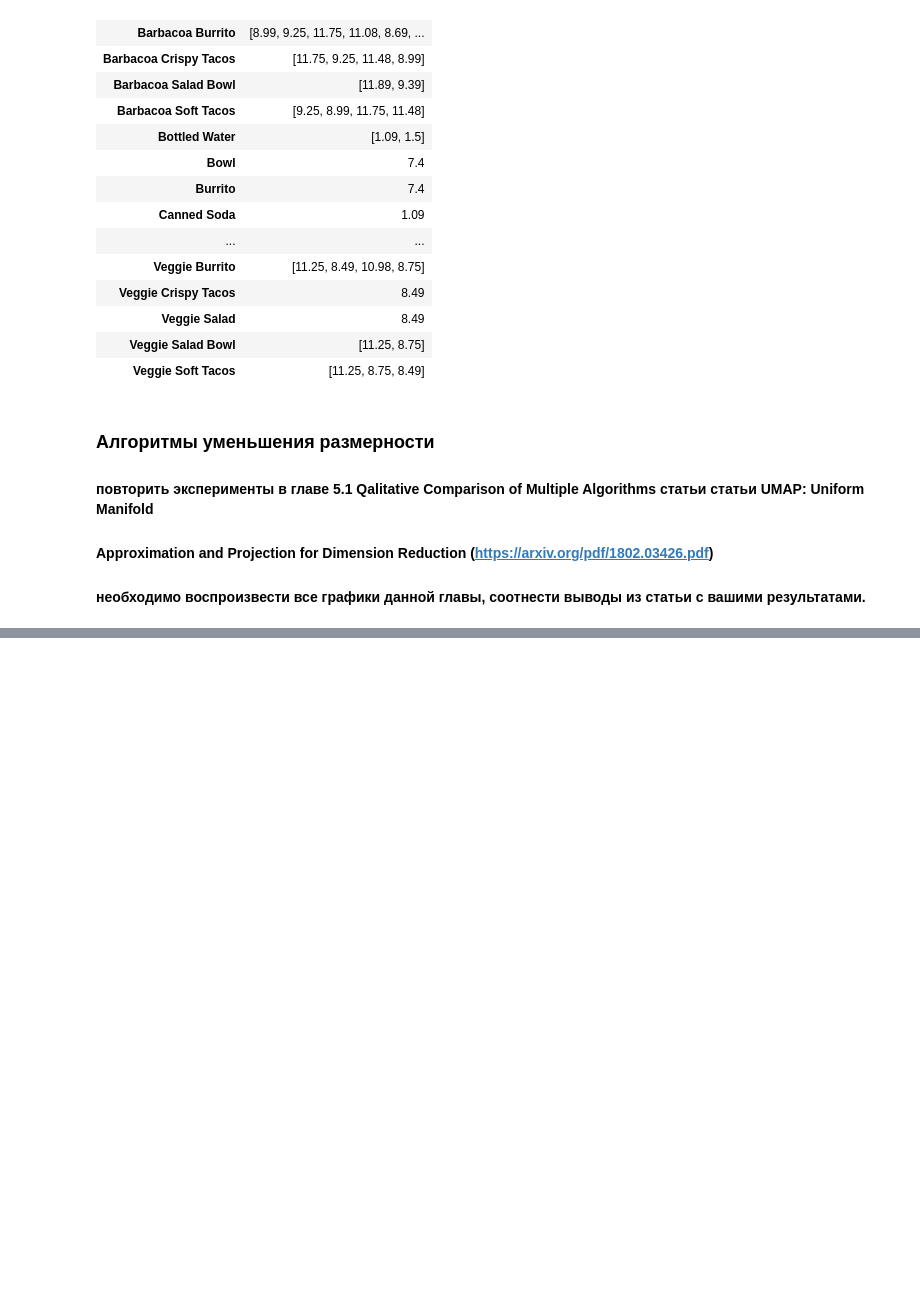
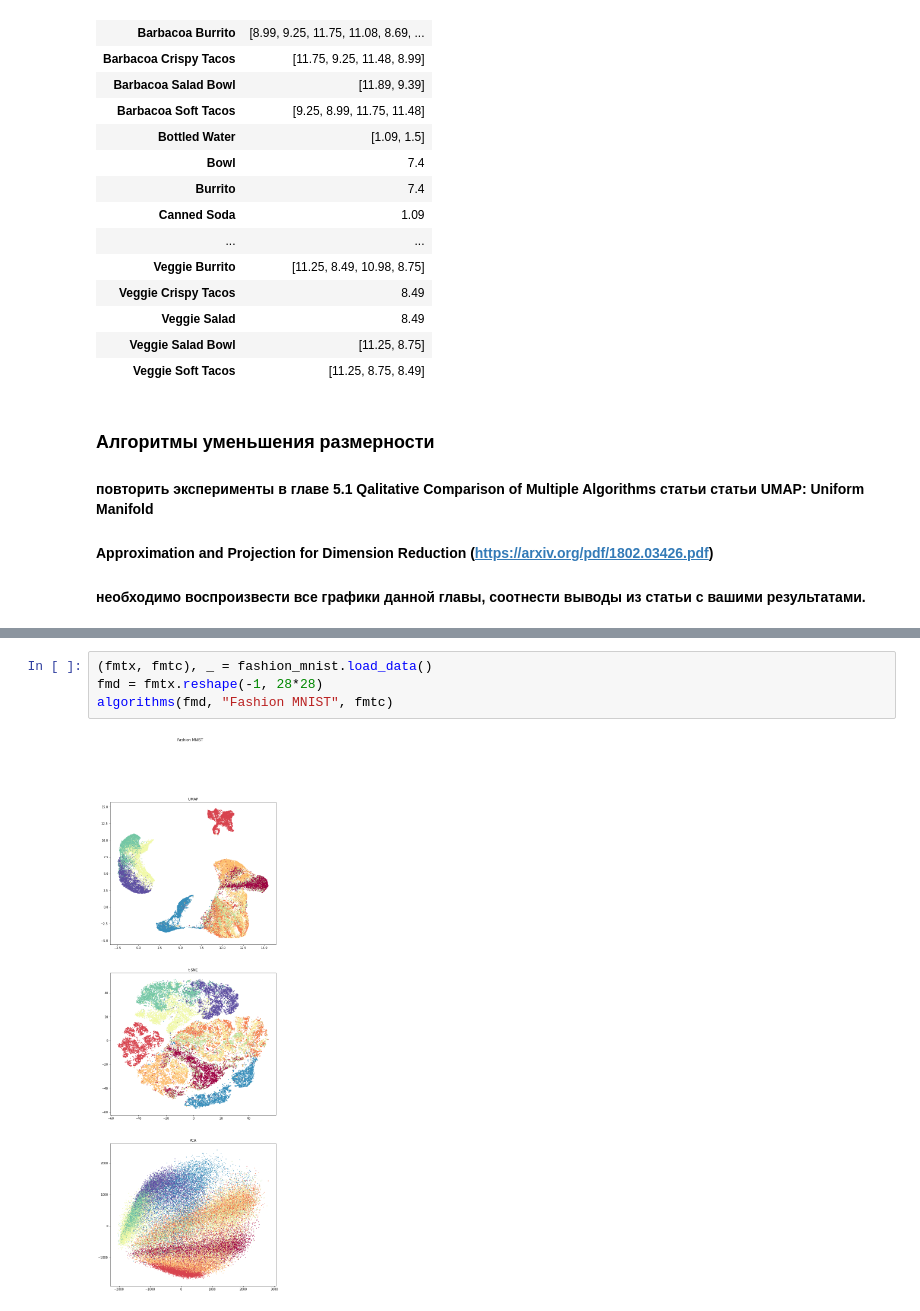
Before and after one commit to JuliaKil/intelligent-systems, a Jupyter notebook: Pandas&DimensionalityReduction.ipynb, the cells around one changed output, grey strips where cells are left out. Drawn from its saved outputs; the diff is of its cells as text; blank space fills up the shorter version.

```diff
--- a/Pandas&DimensionalityReduction.ipynb
+++ b/Pandas&DimensionalityReduction.ipynb
@@ -209,0 +259,6 @@ df.groupby(['item_name']).agg({'price_per_item':lambda x:x.unique()})
+# %%
+(fmtx, fmtc), _ = fashion_mnist.load_data()
+fmd = fmtx.reshape(-1, 28*28)
+algorithms(fmd, "Fashion MNIST", fmtc)
+# %% [output]
+[figure, added]
```
Also changed, not shown: parts of 5 cells of this notebook.
